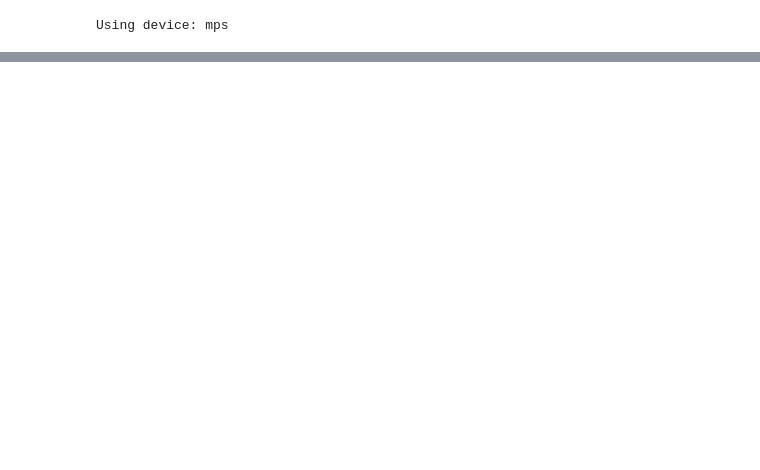
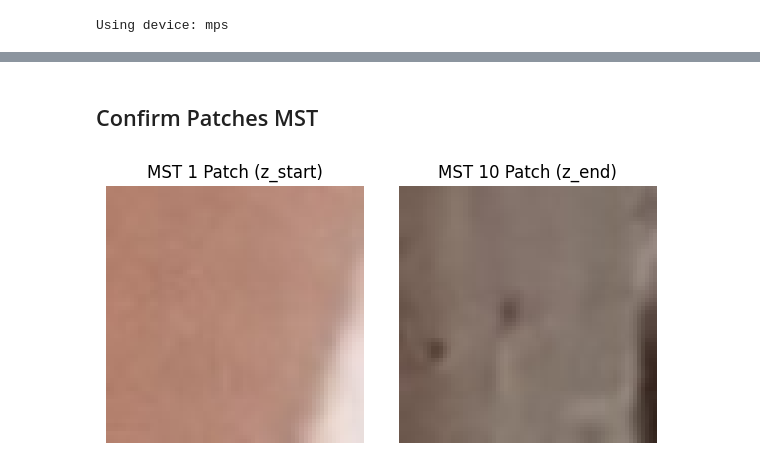
Before and after one commit to Sreevatsa03/shade-matching, a Jupyter notebook: shade-matching.ipynb, the cells around one changed output, grey strips where cells are left out. Saved outputs shown, nothing was run; the diff lists cells and outputs as text; code cells hidden in the pictures; blank space fills up the shorter version.

```diff
--- a/shade-matching.ipynb
+++ b/shade-matching.ipynb
@@ -63,0 +478,42 @@ plt.show()
+# %% [markdown]
+## Confirm Patches MST
+# %%
+def get_latent_for_mst(model, dataset, target_mst, subject_to_mst, device="cpu"):
+    model.eval()
+    with torch.no_grad():
+        for i in range(len(dataset)):
+            path = dataset.image_paths[i]
+            subject = os.path.basename(os.path.dirname(path))
+            mst = subject_to_mst.get(subject)
+            if mst != target_mst:
+                continue
+            x = dataset[i][0].unsqueeze(0).to(device)
+            mu, _ = model.encode(x)
+            return mu.squeeze(0).cpu(), i  # <-- also return index
+    raise ValueError(f"No sample found for MST {target_mst}")
+
+
+z_start, idx_start = get_latent_for_mst(model, val_dataset, target_mst=1, subject_to_mst=subject_to_mst, device=device)
+z_end, idx_end = get_latent_for_mst(model, val_dataset, target_mst=10, subject_to_mst=subject_to_mst, device=device)
+# %%
+img_start = val_dataset[idx_start][0]
+img_end = val_dataset[idx_end][0]
+
+img_start_np = img_start.permute(1, 2, 0).cpu().numpy()
+img_end_np = img_end.permute(1, 2, 0).cpu().numpy()
+
+plt.figure(figsize=(6, 3))
+plt.subplot(1, 2, 1)
+plt.imshow(img_start_np)
+plt.title("MST 1 Patch (z_start)")
+plt.axis("off")
+
+plt.subplot(1, 2, 2)
+plt.imshow(img_end_np)
+plt.title("MST 10 Patch (z_end)")
+plt.axis("off")
+
+plt.tight_layout()
+plt.show()
+# %% [output]
+[figure, added]
```
Also changed, not shown: parts of 19 cells of this notebook, 33 other files.
